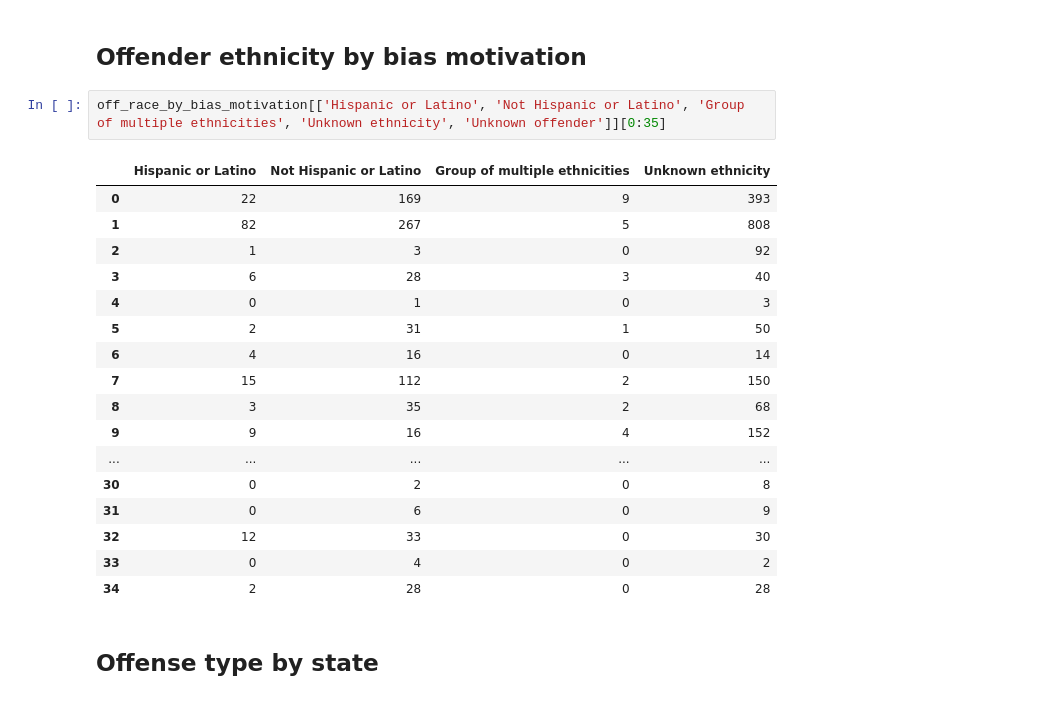
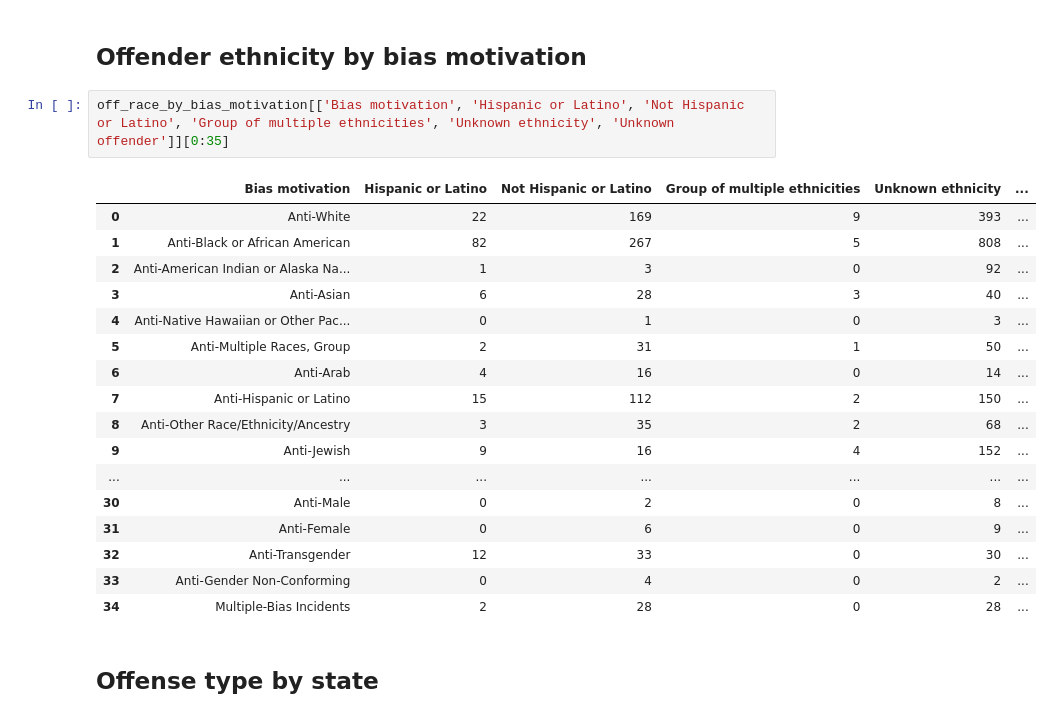
Before and after one commit to caseyahlan/hatecrimes-finalproject, a Jupyter notebook: datatables.ipynb, the cells around one changed output. Drawn from its saved outputs; the diff is of its cells as text.

```diff
--- a/datatables.ipynb
+++ b/datatables.ipynb
@@ -180,25 +203,25 @@ off_race_by_bias_motivation[['White', 'Black or African American', 'American Ind
 # %% [markdown]
 ## Offender ethnicity by bias motivation
 # %%
-off_race_by_bias_motivation[['Hispanic or Latino', 'Not Hispanic or Latino', 'Group of multiple ethnicities', 'Unknown ethnicity', 'Unknown offender']][0:35]
+off_race_by_bias_motivation[['Bias motivation', 'Hispanic or Latino', 'Not Hispanic or Latino', 'Group of multiple ethnicities', 'Unknown ethnicity', 'Unknown offender']][0:35]
 # %% [output]
-|  | Hispanic or Latino | Not Hispanic or Latino | Group of multiple ethnicities | Unknown ethnicity |
-| 0 | 22 | 169 | 9 | 393 |
-| 1 | 82 | 267 | 5 | 808 |
-| 2 | 1 | 3 | 0 | 92 |
-| 3 | 6 | 28 | 3 | 40 |
-| 4 | 0 | 1 | 0 | 3 |
-| 5 | 2 | 31 | 1 | 50 |
-| 6 | 4 | 16 | 0 | 14 |
-| 7 | 15 | 112 | 2 | 150 |
-| 8 | 3 | 35 | 2 | 68 |
-| 9 | 9 | 16 | 4 | 152 |
-| ... | ... | ... | ... | ... |
-| 30 | 0 | 2 | 0 | 8 |
-| 31 | 0 | 6 | 0 | 9 |
-| 32 | 12 | 33 | 0 | 30 |
-| 33 | 0 | 4 | 0 | 2 |
-| 34 | 2 | 28 | 0 | 28 |
+|  | Bias motivation | Hispanic or Latino | Not Hispanic or Latino | Group of multiple ethnicities | Unknown ethnicity | ... |
+| 0 | Anti-White | 22 | 169 | 9 | 393 | ... |
+| 1 | Anti-Black or African American | 82 | 267 | 5 | 808 | ... |
+| 2 | Anti-American Indian or Alaska Na... | 1 | 3 | 0 | 92 | ... |
+| 3 | Anti-Asian | 6 | 28 | 3 | 40 | ... |
+| 4 | Anti-Native Hawaiian or Other Pac... | 0 | 1 | 0 | 3 | ... |
+| 5 | Anti-Multiple Races, Group | 2 | 31 | 1 | 50 | ... |
+| 6 | Anti-Arab | 4 | 16 | 0 | 14 | ... |
+| 7 | Anti-Hispanic or Latino | 15 | 112 | 2 | 150 | ... |
+| 8 | Anti-Other Race/Ethnicity/Ancestry | 3 | 35 | 2 | 68 | ... |
+| 9 | Anti-Jewish | 9 | 16 | 4 | 152 | ... |
+| ... | ... | ... | ... | ... | ... | ... |
+| 30 | Anti-Male | 0 | 2 | 0 | 8 | ... |
+| 31 | Anti-Female | 0 | 6 | 0 | 9 | ... |
+| 32 | Anti-Transgender | 12 | 33 | 0 | 30 | ... |
+| 33 | Anti-Gender Non-Conforming | 0 | 4 | 0 | 2 | ... |
+| 34 | Multiple-Bias Incidents | 2 | 28 | 0 | 28 | ... |
 # %% [markdown]
 ## Offense type by state
 # %%
```
Also changed, not shown: parts of 8 cells of this notebook.
